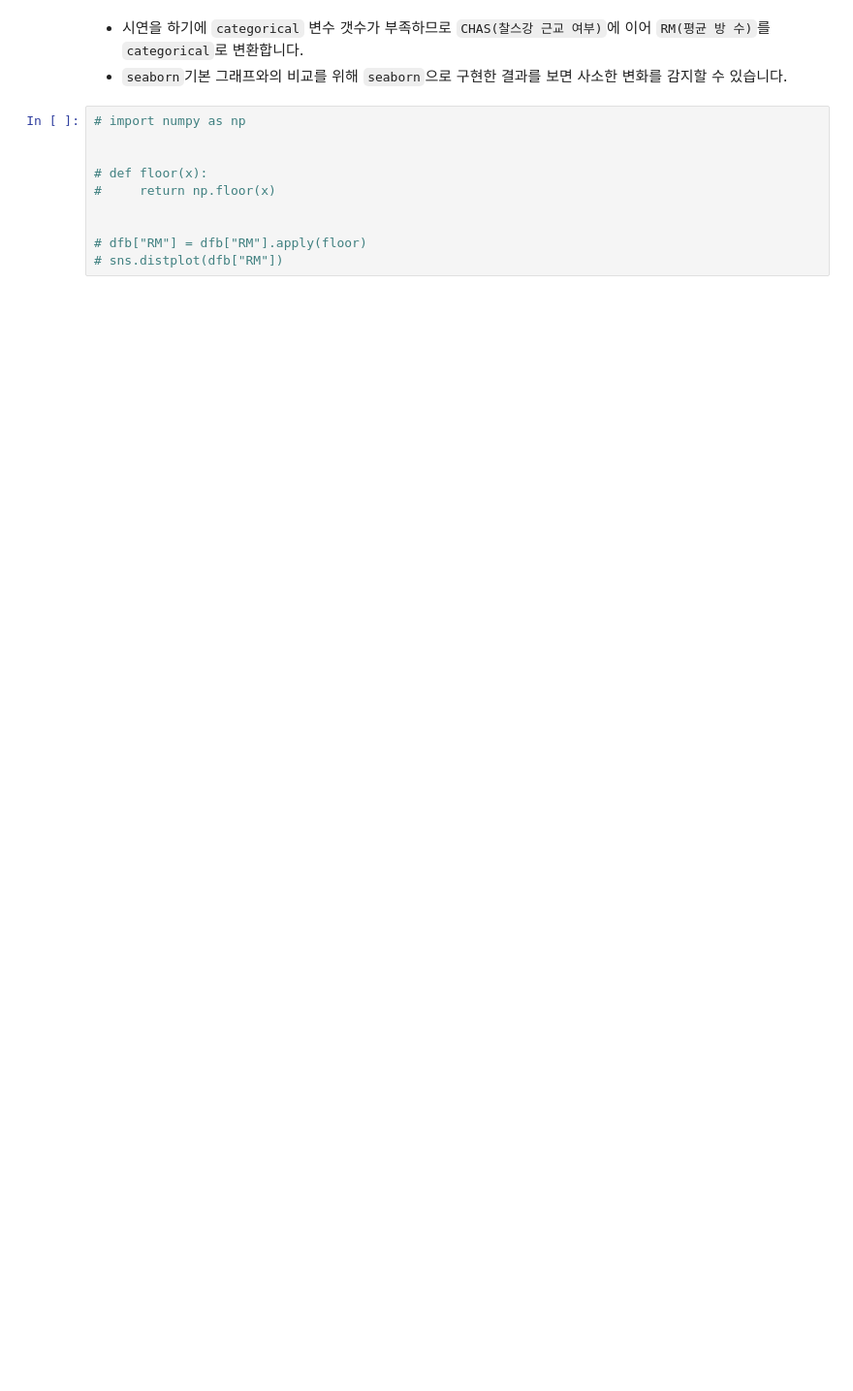
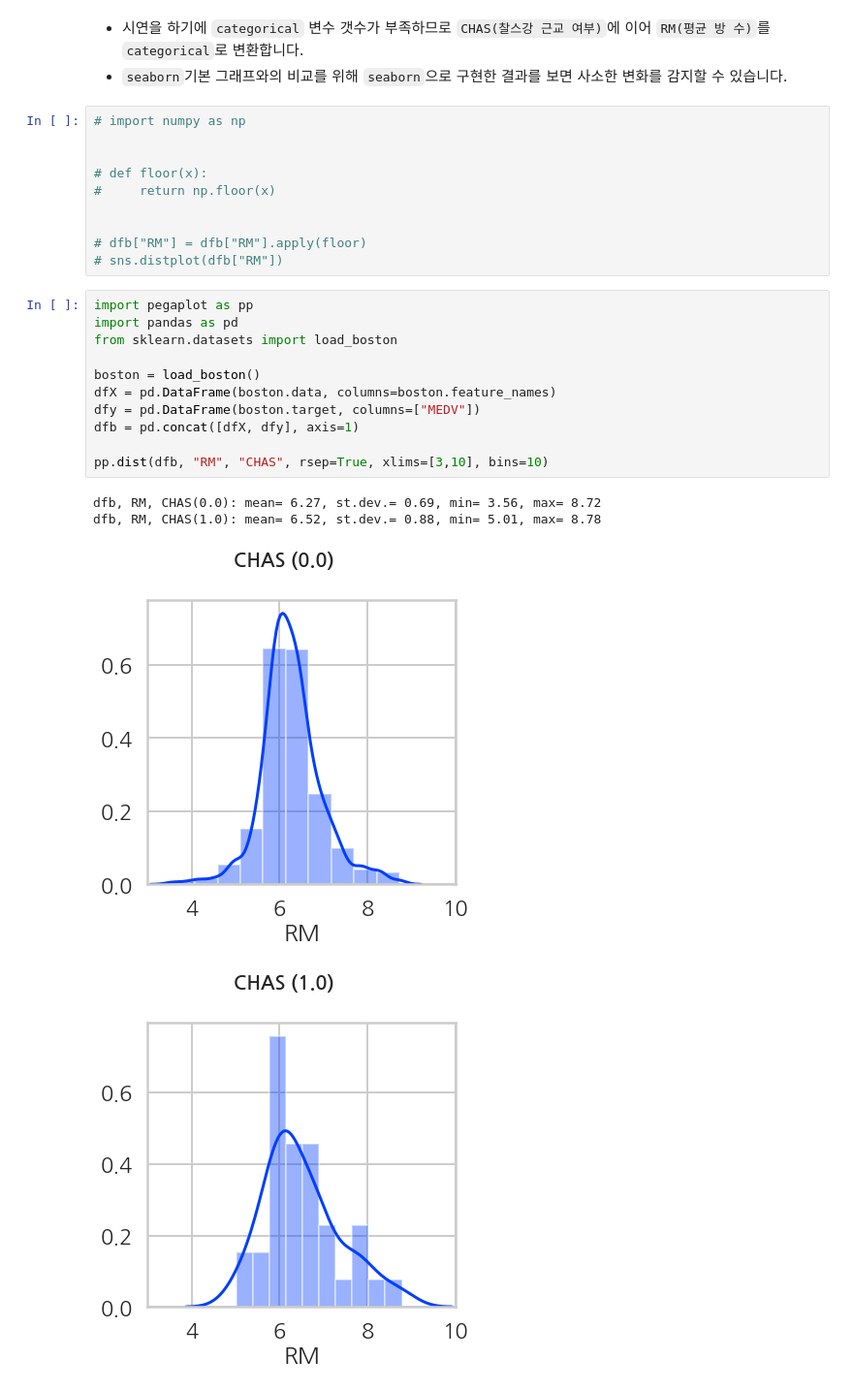
Before and after one commit to jehyunlee/code-snippet, a Jupyter notebook: 0_work-snippet/pegaplot/pegaplot_tutorial.ipynb, the cells around one changed output. Shown at 97% size. Drawn from its saved outputs; the diff is of its cells as text; blank space fills up the shorter version.

```diff
--- a/0_work-snippet/pegaplot/pegaplot_tutorial.ipynb
+++ b/0_work-snippet/pegaplot/pegaplot_tutorial.ipynb
@@ -516,3 +524,19 @@ dfb, RM, CHAS(1.0): mean= 6.52, st.dev.= 0.88, min= 5.01, max= 8.78
 
 # dfb["RM"] = dfb["RM"].apply(floor)
 # sns.distplot(dfb["RM"])
+# %%
+import pegaplot as pp
+import pandas as pd
+from sklearn.datasets import load_boston
+
+boston = load_boston()
+dfX = pd.DataFrame(boston.data, columns=boston.feature_names)
+dfy = pd.DataFrame(boston.target, columns=["MEDV"])
+dfb = pd.concat([dfX, dfy], axis=1)
+
+pp.dist(dfb, "RM", "CHAS", rsep=True, xlims=[3,10], bins=10)
+# %% [output]
+dfb, RM, CHAS(0.0): mean= 6.27, st.dev.= 0.69, min= 3.56, max= 8.72
+dfb, RM, CHAS(1.0): mean= 6.52, st.dev.= 0.88, min= 5.01, max= 8.78
+[figure, added]
+[figure, added]
```
Also changed, not shown: parts of 35 cells of this notebook, 1 other file.
